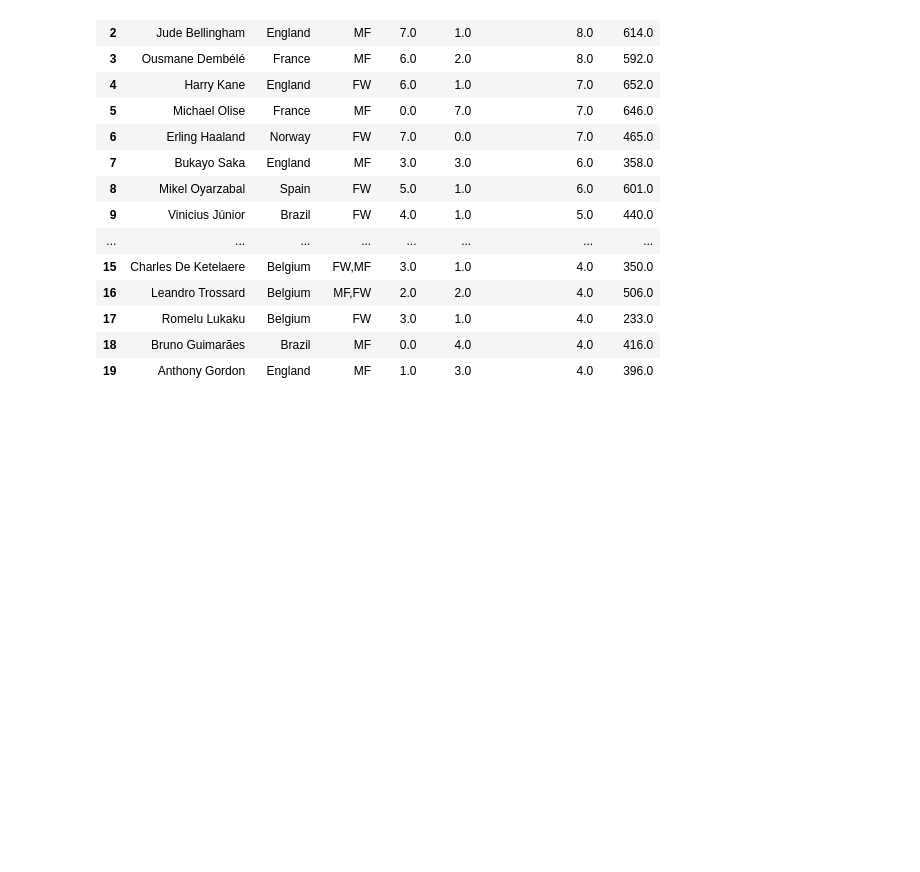
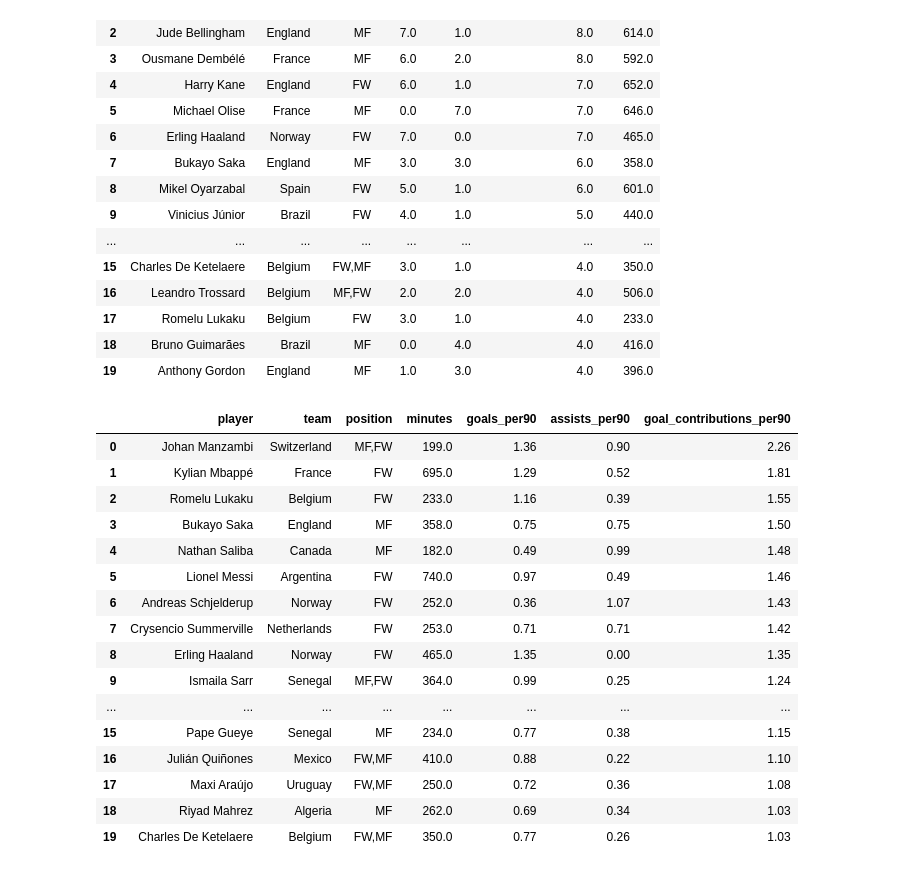
Before and after one commit to ayush2005k/FIFA-World-Cup-Analytics, a Jupyter notebook: notebooks/05_sql_validation.ipynb, the cells around one changed output. Cells and saved outputs as stored; diff of their text form; code cells hidden in the pictures; blank space fills up the shorter version.

```diff
--- a/notebooks/05_sql_validation.ipynb
+++ b/notebooks/05_sql_validation.ipynb
@@ -253,3 +253,47 @@ display(top_contributors_sql)
 | 17 | Romelu Lukaku | Belgium | FW | 3.0 | 1.0 | 4.0 | 233.0 |
 | 18 | Bruno Guimarães | Brazil | MF | 0.0 | 4.0 | 4.0 | 416.0 |
 | 19 | Anthony Gordon | England | MF | 1.0 | 3.0 | 4.0 | 396.0 |
+# %%
+# ==========================================================
+# CELL 8 — SQL QUERY: ATTACKING EFFICIENCY
+# ==========================================================
+
+query = """
+SELECT
+    player,
+    team,
+    position,
+    minutes,
+    goals_per90,
+    assists_per90,
+    goal_contributions_per90
+FROM players
+WHERE minutes >= 180
+ORDER BY goal_contributions_per90 DESC
+LIMIT 20;
+"""
+
+efficient_attackers_sql = pd.read_sql_query(
+    query,
+    connection
+)
+
+display(efficient_attackers_sql)
+# %% [output]
+|  | player | team | position | minutes | goals_per90 | assists_per90 | goal_contributions_per90 |
+| 0 | Johan Manzambi | Switzerland | MF,FW | 199.0 | 1.36 | 0.90 | 2.26 |
+| 1 | Kylian Mbappé | France | FW | 695.0 | 1.29 | 0.52 | 1.81 |
+| 2 | Romelu Lukaku | Belgium | FW | 233.0 | 1.16 | 0.39 | 1.55 |
+| 3 | Bukayo Saka | England | MF | 358.0 | 0.75 | 0.75 | 1.50 |
+| 4 | Nathan Saliba | Canada | MF | 182.0 | 0.49 | 0.99 | 1.48 |
+| 5 | Lionel Messi | Argentina | FW | 740.0 | 0.97 | 0.49 | 1.46 |
+| 6 | Andreas Schjelderup | Norway | FW | 252.0 | 0.36 | 1.07 | 1.43 |
+| 7 | Crysencio Summerville | Netherlands | FW | 253.0 | 0.71 | 0.71 | 1.42 |
+| 8 | Erling Haaland | Norway | FW | 465.0 | 1.35 | 0.00 | 1.35 |
+| 9 | Ismaila Sarr | Senegal | MF,FW | 364.0 | 0.99 | 0.25 | 1.24 |
+| ... | ... | ... | ... | ... | ... | ... | ... |
+| 15 | Pape Gueye | Senegal | MF | 234.0 | 0.77 | 0.38 | 1.15 |
+| 16 | Julián Quiñones | Mexico | FW,MF | 410.0 | 0.88 | 0.22 | 1.10 |
+| 17 | Maxi Araújo | Uruguay | FW,MF | 250.0 | 0.72 | 0.36 | 1.08 |
+| 18 | Riyad Mahrez | Algeria | MF | 262.0 | 0.69 | 0.34 | 1.03 |
+| 19 | Charles De Ketelaere | Belgium | FW,MF | 350.0 | 0.77 | 0.26 | 1.03 |
```
Also changed, not shown: parts of 13 cells of this notebook, 13 other files.
